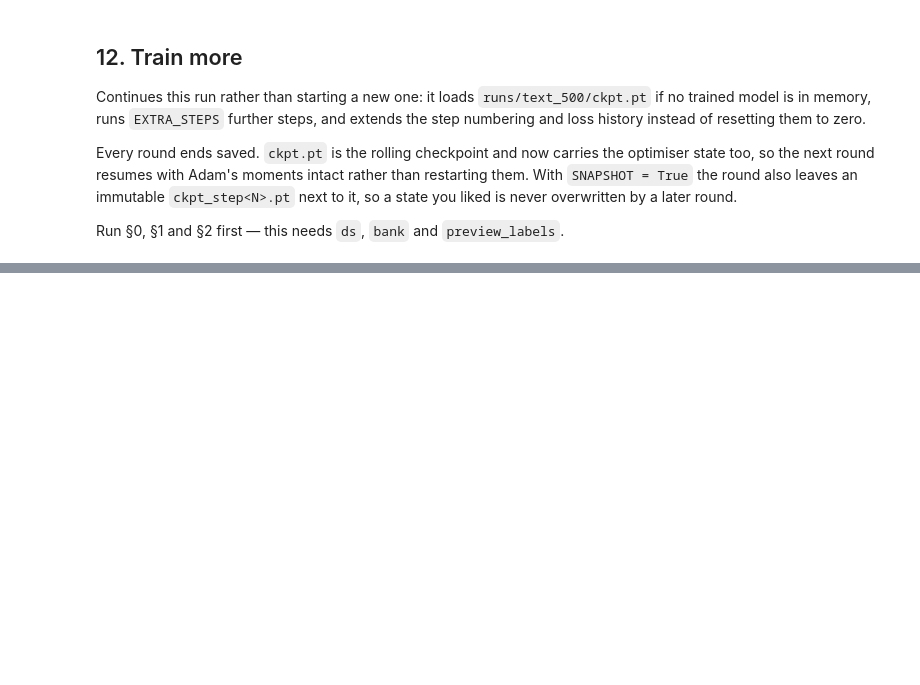
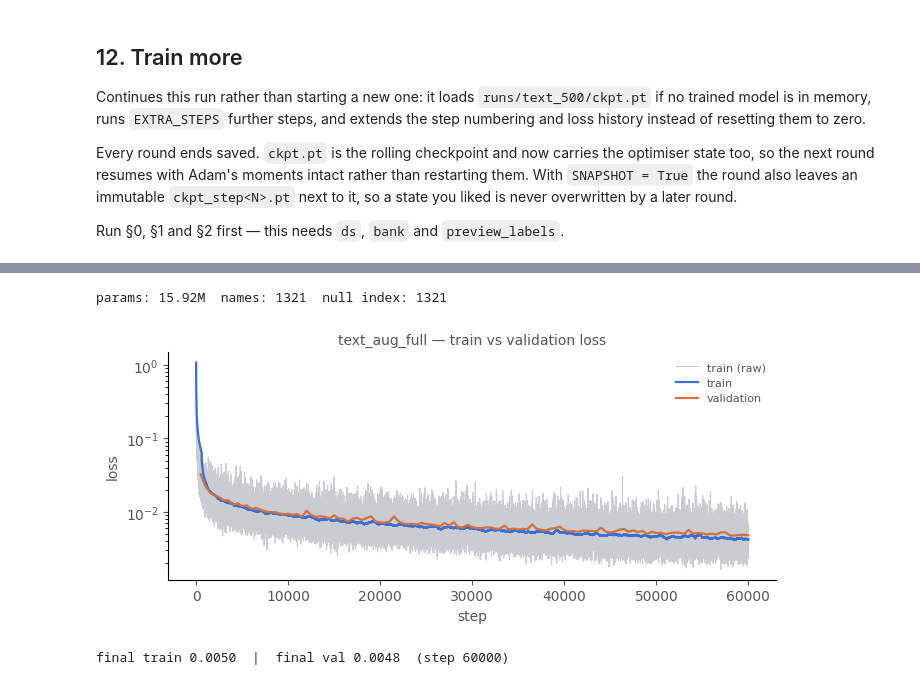
Before and after one commit to DjordjeStojiljkovic/diffusion_for_emojis, a Jupyter notebook: train_text.ipynb, the cells around one changed output, grey strips where cells are left out. Saved outputs shown, nothing was run; the diff lists cells and outputs as text; code cells hidden in the pictures; blank space fills up the shorter version.

```diff
--- a/train_text.ipynb
+++ b/train_text.ipynb
@@ -662,0 +759,18 @@ plot_losses(losses, k=max(1, len(losses) // 100),
+# %%
+# 1321 names, so the text_500 bank cannot be reused: load_bank checks a
+# fingerprint recording n_names and the encoder, and rebuilds when it disagrees.
+cache_aug = Path(AUG_GEOM) / ("clip_bank_keywords.pt" if USE_KEYWORDS else "clip_bank.pt")
+bank_aug = emoji_text.build_bank(
+    names_aug, descriptions_aug if USE_KEYWORDS else None, clip=clip, cache_path=cache_aug,
+)
+print(f"bank: {tuple(bank_aug.shape)}  (last row = null prompt)  cached at {cache_aug}")
+
+labelled_aug = [(by_name_aug[n]["description"], n) for n in names_aug
+                if by_name_aug[n]["description"].strip()]
+queries_aug, targets_aug = [list(x) for x in zip(*labelled_aug)]
+retrieval_aug = emoji_text.retrieval_accuracy(
+    bank_aug, names_aug, queries_aug, targets_aug, clip
+)
+print(json.dumps(retrieval_aug, indent=2))
+print(f"chance is now 1/{len(names_aug)} = {1 / len(names_aug):.4f}, "
+      f"down from 1/500 = {1 / 500:.4f}")
@@ -662,0 +788,26 @@ plot_losses(losses, k=max(1, len(losses) // 100),
+# %%
+def build_model_aug():
+    torch.manual_seed(SEED)
+    return TextConditionedUNet(bank_aug, text_dropout=TEXT_DROPOUT)
+
+
+name_to_idx_aug = {n: i for i, n in enumerate(names_aug)}
+preview_labels_aug = torch.tensor([name_to_idx_aug[n] for n in PREVIEW_NAMES])
+
+model_preview = build_model_aug()
+print(f"params: {sum(p.numel() for p in model_preview.parameters()) / 1e6:.2f}M  "
+      f"names: {model_preview.num_classes}  null index: {model_preview.null_class}")
+del model_preview
+# %% [output]
+params: 15.92M  names: 1321  null index: 1321
+# %%
+run_aug = Run(AUG_NAME, config={
+    "dataset": AUG_GEOM, "n_images": len(ds_aug), "n_names": ds_aug.num_classes,
+    "n_val_images": len(ds_aug_val), "holdout": "variant (last 2 of 8)",
+    "augmentation": "geometry only — colour would break colour-bearing names",
+    "conditioning": "clip-text", "use_keywords": USE_KEYWORDS,
+    "steps": AUG_STEPS, "batch_size": AUG_BATCH, "lr": LR, "timesteps": T,
+    "ema_decay": EMA_DECAY, "text_dropout": TEXT_DROPOUT,
+    "guidance": GUIDANCE, "seed": SEED, "device": DEVICE, "quick": QUICK,
+    "retrieval": retrieval_aug,
+})
@@ -662,0 +826,11 @@ plot_losses(losses, k=max(1, len(losses) // 100),
+# %%
+losses_aug, val_aug = run_aug.load_loss_history()
+plot_losses(losses_aug, k=max(1, AUG_STEPS // 100), val_losses=val_aug,
+            title=f"{AUG_NAME} — train vs validation loss", path=run_aug.path("loss.png"))
+
+if val_aug:
+    last = max(val_aug)
+    print(f"final train {losses_aug[-1]:.4f}  |  final val {val_aug[last]:.4f}  (step {last})")
+# %% [output]
+[figure, added]
+final train 0.0050  |  final val 0.0048  (step 60000)
```
Also changed, not shown: parts of 17 cells of this notebook, 13 other files.
